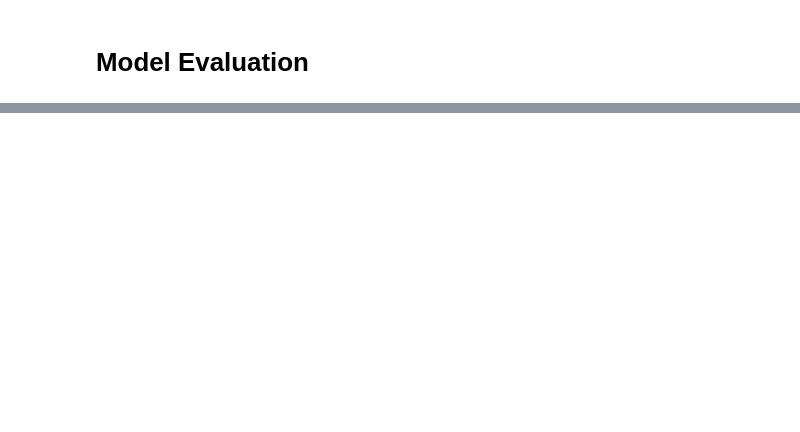
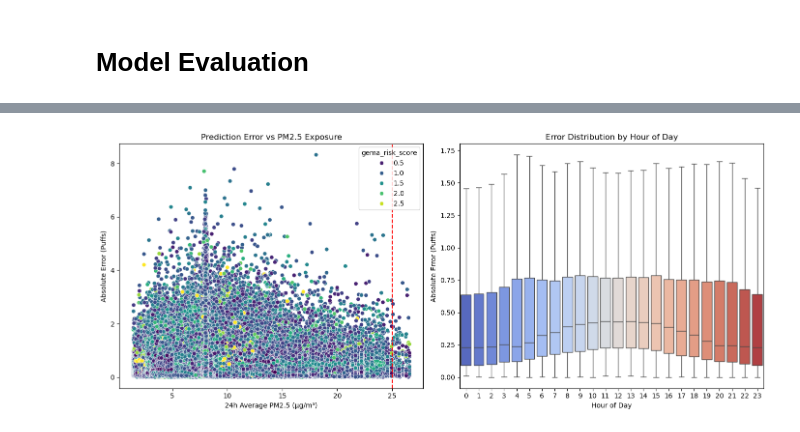
Before and after one commit to ivanseldas/Asthma-Risk-Prediction-Real-Time-BCN, a Jupyter notebook: notebooks/22_MODEL_EVALUATION.ipynb, the cells around one changed output, grey strips where cells are left out. Drawn from its saved outputs; the diff is of its cells as text; code cells hidden in the pictures; blank space fills up the shorter version.

Commit message:
model_evaluation.py added

```diff
--- a/notebooks/22_MODEL_EVALUATION.ipynb
+++ b/notebooks/22_MODEL_EVALUATION.ipynb
@@ -136,0 +130,81 @@ NameError: name 'y_test' is not defined
+# %%
+# 3. SHAP Analysis for Clinical Interpretability
+explainer = shap.Explainer(model)
+shap_values = explainer(X_train)
+
+plt.figure(figsize=(12,6))
+shap.summary_plot(shap_values, X_train, plot_type='bar', show=False)
+plt.title('Feature Impact on Inhaler Usage Predictions')
+plt.savefig('shap_summary.png', dpi=300, bbox_inches='tight')
+plt.close()
+
+# 4. Temporal Error Analysis
+def plot_temporal_errors(df, time_col='hour'):
+    df['error'] = np.abs(df['true'] - df['pred'])
+
+    plt.figure(figsize=(14,6))
+
+    # Pollution vs Error
+    plt.subplot(1,2,1)
+    sns.scatterplot(x='pm25_24h_avg', y='error', data=df,
+                   hue='gema_risk_score', palette='viridis')
+    plt.axvline(25, color='r', linestyle='--', label='WHO PM2.5 Limit')
+    plt.title('Prediction Error vs PM2.5 Exposure')
+    plt.xlabel('24h Average PM2.5 (µg/m³)')
+    plt.ylabel('Absolute Error (Puffs)')
+
+    # Time-of-Day Pattern
+    plt.subplot(1,2,2)
+    sns.boxplot(x=time_col, y='error', data=df,
+               showfliers=False, palette='coolwarm')
+    plt.title('Error Distribution by Hour of Day')
+    plt.xlabel('Hour of Day')
+    plt.ylabel('Absolute Error (Puffs)')
+
+    plt.tight_layout()
+    plt.savefig('temporal_errors.png', dpi=300)
+    plt.show()
+
+error_df = X_test.copy()
+error_df['true'] = y_test.values
+error_df['pred'] = model.predict(X_test)
+plot_temporal_errors(error_df)
+
+# 5. Spatial Error Analysis
+def plot_spatial_errors(df):
+    district_errors = df.groupby('district').agg({
+        'error': 'mean',
+        'pm25_24h_avg': 'mean',
+        'gema_risk_score': 'mean'
+    }).sort_values('error', ascending=False)
+
+    plt.figure(figsize=(12,6))
+    sns.heatmap(district_errors.T, annot=True, fmt=".1f",
+               cmap="YlOrRd", linewidths=.5)
+    plt.title('Spatial Error Analysis by District')
+    plt.xlabel('District')
+    plt.ylabel('Metrics')
+    plt.savefig('spatial_errors.png', dpi=300)
+    plt.show()
+
+plot_spatial_errors(error_df)
+
+# 6. Business Impact Projection
+def calculate_business_impact(y_true, y_pred):
+    # Preventable exacerbations (assuming 10 puffs/day = 1 exacerbation)
+    preventable = np.sum((y_true >= 10) & (y_pred >= 8)) / np.sum(y_true >= 10)
+
+    # Cost savings (simulated)
+    hospital_cost = 5000  # USD per exacerbation
+    daily_patients = 1000
+    savings = preventable * daily_patients * hospital_cost * 0.3  # 30% prevention
+
+    return {
+        'preventable_exacerbations': f"{preventable*100:.1f}%",
+        'estimated_daily_savings': f"${savings:,.0f}"
+    }
+
+impact = calculate_business_impact(y_test, model.predict(X_test))
+print("\nBusiness Impact:")
+print(impact)
+# %% [output]
@@ -136,0 +214 @@ NameError: name 'y_test' is not defined
+[figure, added]
```
Also changed, not shown: parts of 4 cells of this notebook, 5 other files.
